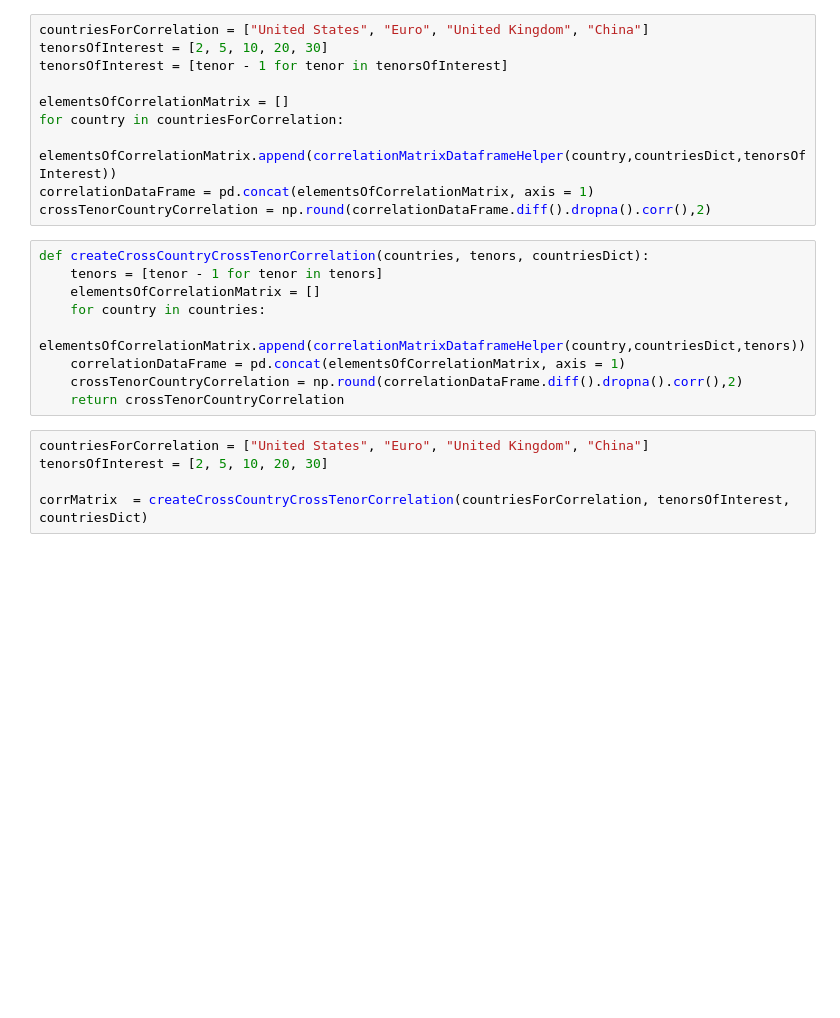
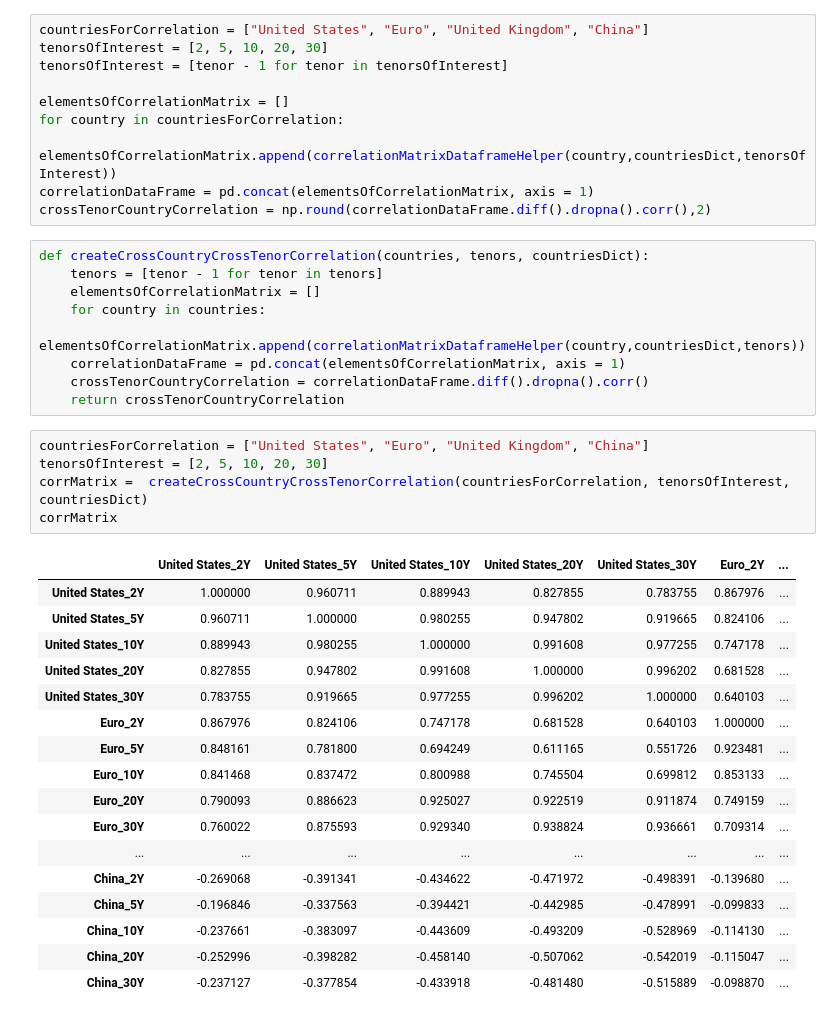
Before and after one commit to tomiadewusi/Case-Study, a Jupyter notebook: caseStudy1.ipynb, the cells around one changed output. Drawn from its saved outputs; the diff is of its cells as text; blank space fills up the shorter version.

```diff
--- a/caseStudy1.ipynb
+++ b/caseStudy1.ipynb
@@ -126,10 +154,28 @@ def createCrossCountryCrossTenorCorrelation(countries, tenors, countriesDict):
     for country in countries:
         elementsOfCorrelationMatrix.append(correlationMatrixDataframeHelper(country,countriesDict,tenors))
     correlationDataFrame = pd.concat(elementsOfCorrelationMatrix, axis = 1)
-    crossTenorCountryCorrelation = np.round(correlationDataFrame.diff().dropna().corr(),2)
+    crossTenorCountryCorrelation = correlationDataFrame.diff().dropna().corr()
     return crossTenorCountryCorrelation
 # %%
 countriesForCorrelation = ["United States", "Euro", "United Kingdom", "China"]
 tenorsOfInterest = [2, 5, 10, 20, 30]
-
-corrMatrix  = createCrossCountryCrossTenorCorrelation(countriesForCorrelation, tenorsOfInterest, countriesDict)
+corrMatrix =  createCrossCountryCrossTenorCorrelation(countriesForCorrelation, tenorsOfInterest, countriesDict)
+corrMatrix
+# %% [output]
+|  | United States_2Y | United States_5Y | United States_10Y | United States_20Y | United States_30Y | Euro_2Y | ... |
+| United States_2Y | 1.000000 | 0.960711 | 0.889943 | 0.827855 | 0.783755 | 0.867976 | ... |
+| United States_5Y | 0.960711 | 1.000000 | 0.980255 | 0.947802 | 0.919665 | 0.824106 | ... |
+| United States_10Y | 0.889943 | 0.980255 | 1.000000 | 0.991608 | 0.977255 | 0.747178 | ... |
+| United States_20Y | 0.827855 | 0.947802 | 0.991608 | 1.000000 | 0.996202 | 0.681528 | ... |
+| United States_30Y | 0.783755 | 0.919665 | 0.977255 | 0.996202 | 1.000000 | 0.640103 | ... |
+| Euro_2Y | 0.867976 | 0.824106 | 0.747178 | 0.681528 | 0.640103 | 1.000000 | ... |
+| Euro_5Y | 0.848161 | 0.781800 | 0.694249 | 0.611165 | 0.551726 | 0.923481 | ... |
+| Euro_10Y | 0.841468 | 0.837472 | 0.800988 | 0.745504 | 0.699812 | 0.853133 | ... |
+| Euro_20Y | 0.790093 | 0.886623 | 0.925027 | 0.922519 | 0.911874 | 0.749159 | ... |
+| Euro_30Y | 0.760022 | 0.875593 | 0.929340 | 0.938824 | 0.936661 | 0.709314 | ... |
+| ... | ... | ... | ... | ... | ... | ... | ... |
+| China_2Y | -0.269068 | -0.391341 | -0.434622 | -0.471972 | -0.498391 | -0.139680 | ... |
+| China_5Y | -0.196846 | -0.337563 | -0.394421 | -0.442985 | -0.478991 | -0.099833 | ... |
+| China_10Y | -0.237661 | -0.383097 | -0.443609 | -0.493209 | -0.528969 | -0.114130 | ... |
+| China_20Y | -0.252996 | -0.398282 | -0.458140 | -0.507062 | -0.542019 | -0.115047 | ... |
+| China_30Y | -0.237127 | -0.377854 | -0.433918 | -0.481480 | -0.515889 | -0.098870 | ... |
```
Also changed, not shown: parts of 5 cells of this notebook.
